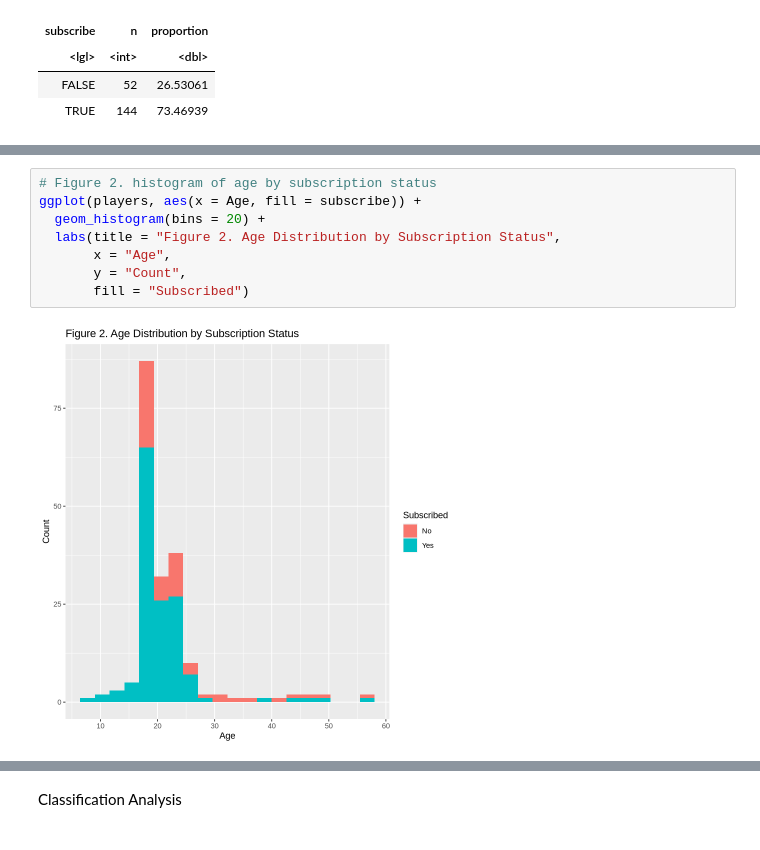
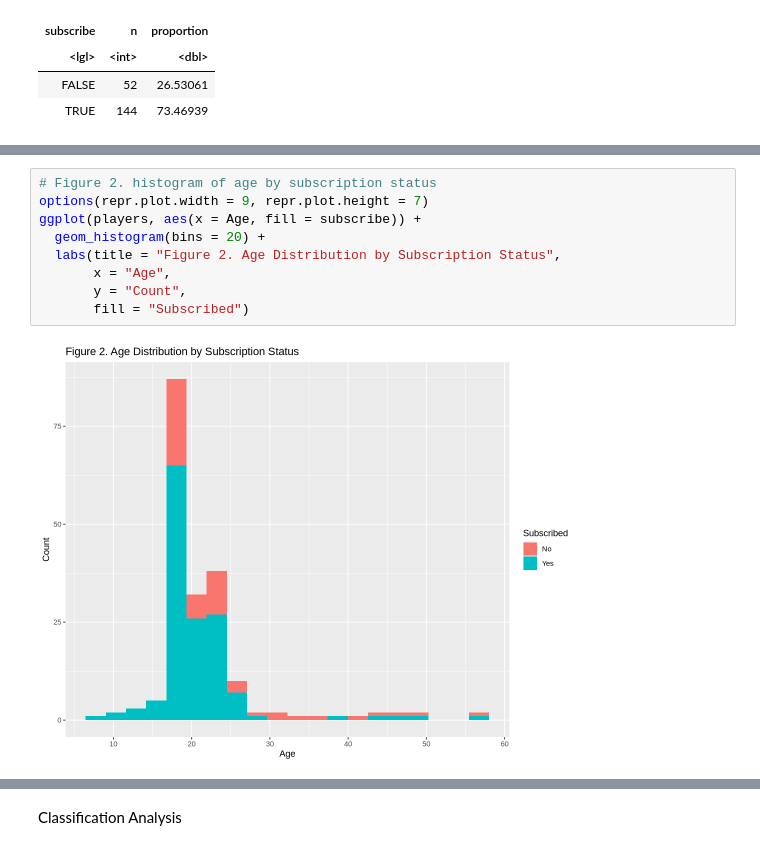
Before and after one commit to leeeeee1725/DSCI100_Project_Final_Report, a Jupyter notebook: Project Final Report.ipynb, the cells around one changed output, grey strips where cells are left out. Cells and saved outputs as stored; diff of their text form.

```diff
--- a/Project Final Report.ipynb
+++ b/Project Final Report.ipynb
@@ -329,12 +331,13 @@ ggplot(players, aes(x = played_hours, fill = subscribe)) +
 # %%
 # Figure 2. histogram of age by subscription status
+options(repr.plot.width = 9, repr.plot.height = 7)
 ggplot(players, aes(x = Age, fill = subscribe)) +
   geom_histogram(bins = 20) +
   labs(title = "Figure 2. Age Distribution by Subscription Status",
        x = "Age",
        y = "Count",
        fill = "Subscribed")
 # %% [output]
-[figure, old version]
+[figure, new version]
 # %%
 # Figure 3. Subscription proportion by experience level
```
Also changed, not shown: parts of 2 cells of this notebook.
